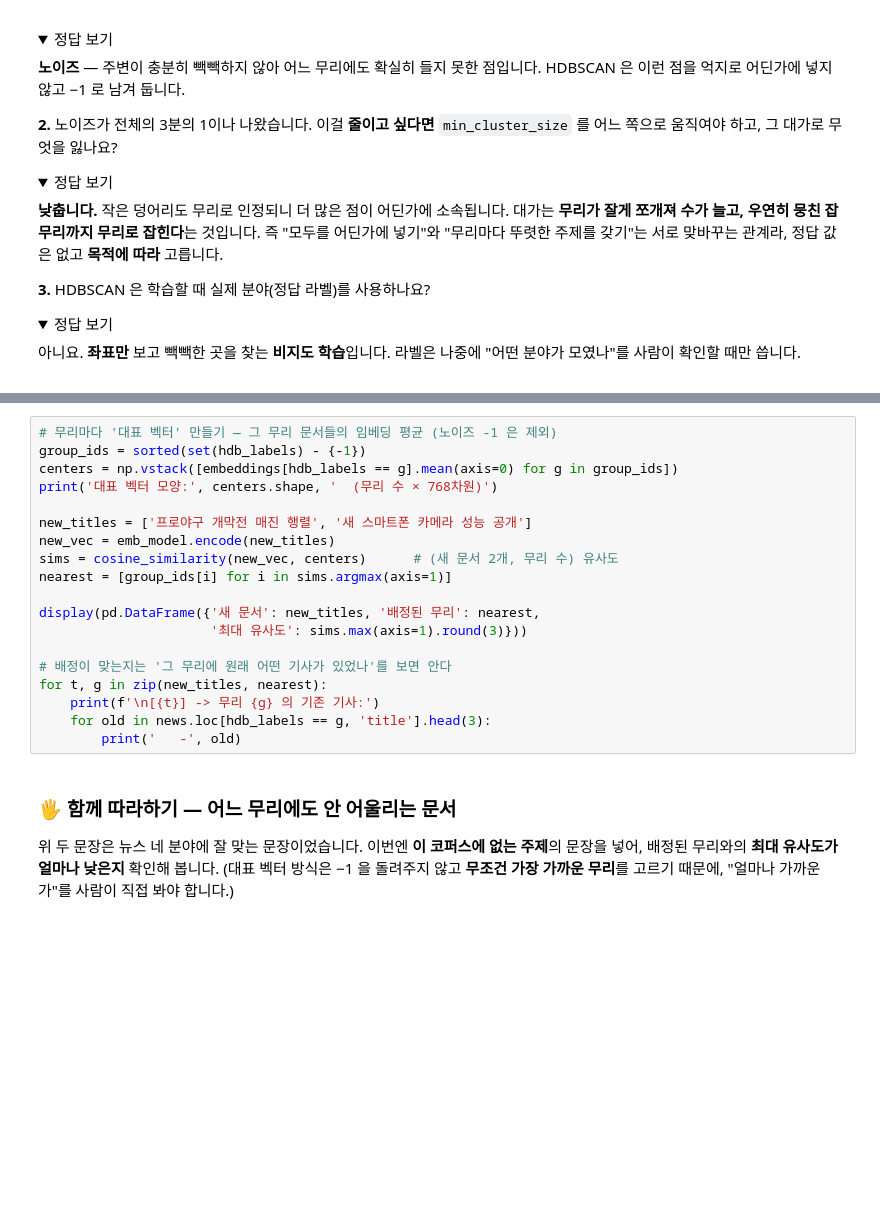
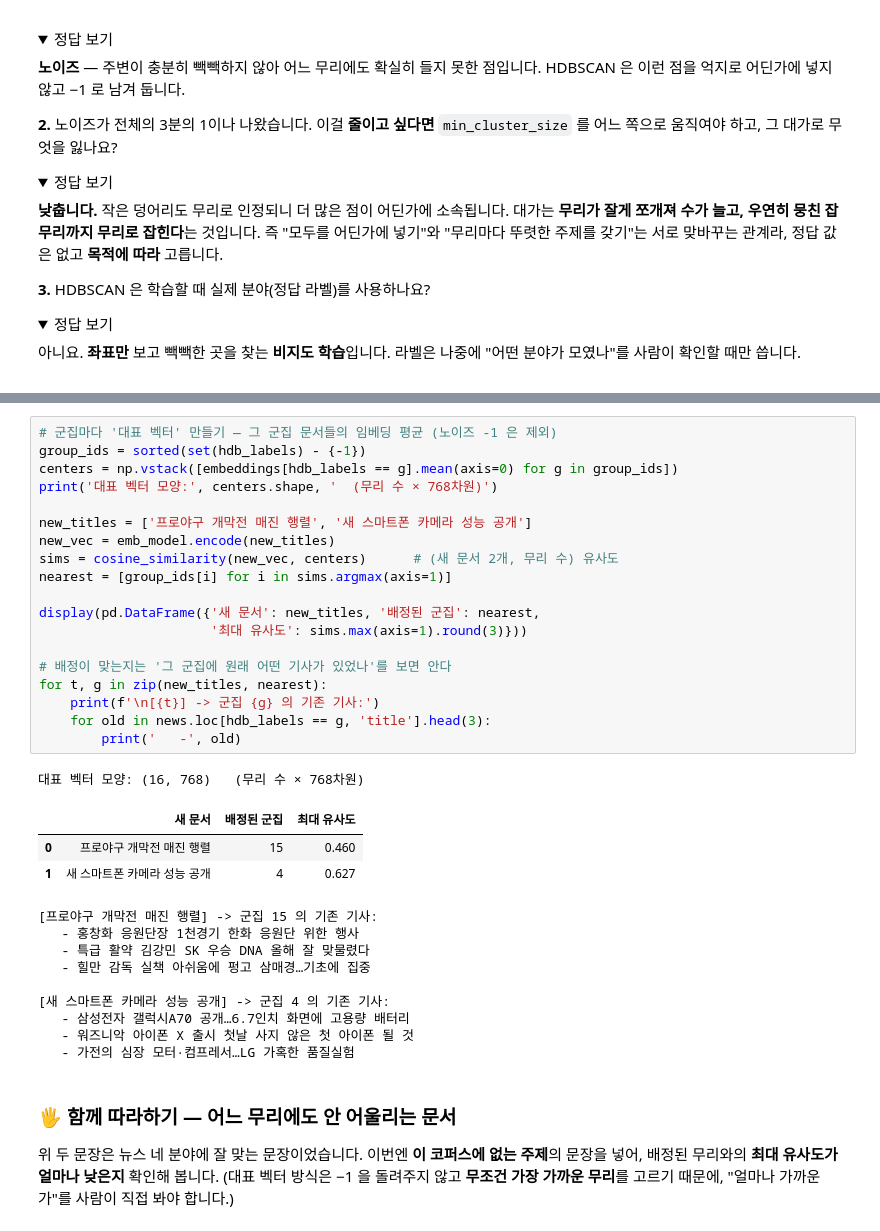
Before and after one commit to paircodingofficial-cloud/enkoa-practice-data-analysis, a Jupyter notebook: day13_토픽모델링_심화/교안_01_임베딩_군집화.ipynb, the cells around one changed output, grey strips where cells are left out. Cells and saved outputs as stored; diff of their text form; folded sections open; blank space fills up the shorter version.

```diff
--- a/day13_토픽모델링_심화/교안_01_임베딩_군집화.ipynb
+++ b/day13_토픽모델링_심화/교안_01_임베딩_군집화.ipynb
@@ -358,22 +451,36 @@ print('\n한 무리에 같은 분야 기사가 몰려 있다 — 무리가 곧
 # %%
-# 무리마다 '대표 벡터' 만들기 — 그 무리 문서들의 임베딩 평균 (노이즈 -1 은 제외)
+# 군집마다 '대표 벡터' 만들기 — 그 군집 문서들의 임베딩 평균 (노이즈 -1 은 제외)
 group_ids = sorted(set(hdb_labels) - {-1})
 centers = np.vstack([embeddings[hdb_labels == g].mean(axis=0) for g in group_ids])
 print('대표 벡터 모양:', centers.shape, '  (무리 수 × 768차원)')
 
 new_titles = ['프로야구 개막전 매진 행렬', '새 스마트폰 카메라 성능 공개']
 new_vec = emb_model.encode(new_titles)
 sims = cosine_similarity(new_vec, centers)      # (새 문서 2개, 무리 수) 유사도
 nearest = [group_ids[i] for i in sims.argmax(axis=1)]
 
-display(pd.DataFrame({'새 문서': new_titles, '배정된 무리': nearest,
+display(pd.DataFrame({'새 문서': new_titles, '배정된 군집': nearest,
                       '최대 유사도': sims.max(axis=1).round(3)}))
 
-# 배정이 맞는지는 '그 무리에 원래 어떤 기사가 있었나'를 보면 안다
+# 배정이 맞는지는 '그 군집에 원래 어떤 기사가 있었나'를 보면 안다
 for t, g in zip(new_titles, nearest):
-    print(f'\n[{t}] -> 무리 {g} 의 기존 기사:')
+    print(f'\n[{t}] -> 군집 {g} 의 기존 기사:')
     for old in news.loc[hdb_labels == g, 'title'].head(3):
         print('   -', old)
+# %% [output]
+대표 벡터 모양: (16, 768)   (무리 수 × 768차원)
+|  | 새 문서 | 배정된 군집 | 최대 유사도 |
+| 0 | 프로야구 개막전 매진 행렬 | 15 | 0.460 |
+| 1 | 새 스마트폰 카메라 성능 공개 | 4 | 0.627 |
+[프로야구 개막전 매진 행렬] -> 군집 15 의 기존 기사:
+   - 홍창화 응원단장 1천경기 한화 응원단 위한 행사
+   - 특급 활약 김강민 SK 우승 DNA 올해 잘 맞물렸다
+   - 힐만 감독 실책 아쉬움에 펑고 삼매경…기초에 집중
+
+[새 스마트폰 카메라 성능 공개] -> 군집 4 의 기존 기사:
+   - 삼성전자 갤럭시A70 공개…6.7인치 화면에 고용량 배터리
+   - 워즈니악 아이폰 X 출시 첫날 사지 않은 첫 아이폰 될 것
+   - 가전의 심장 모터·컴프레서…LG 가혹한 품질실험
 # %% [markdown]
 ### 🖐️ 함께 따라하기 — 어느 무리에도 안 어울리는 문서
 
```
Also changed, not shown: parts of 15 cells of this notebook, 2 other files.
